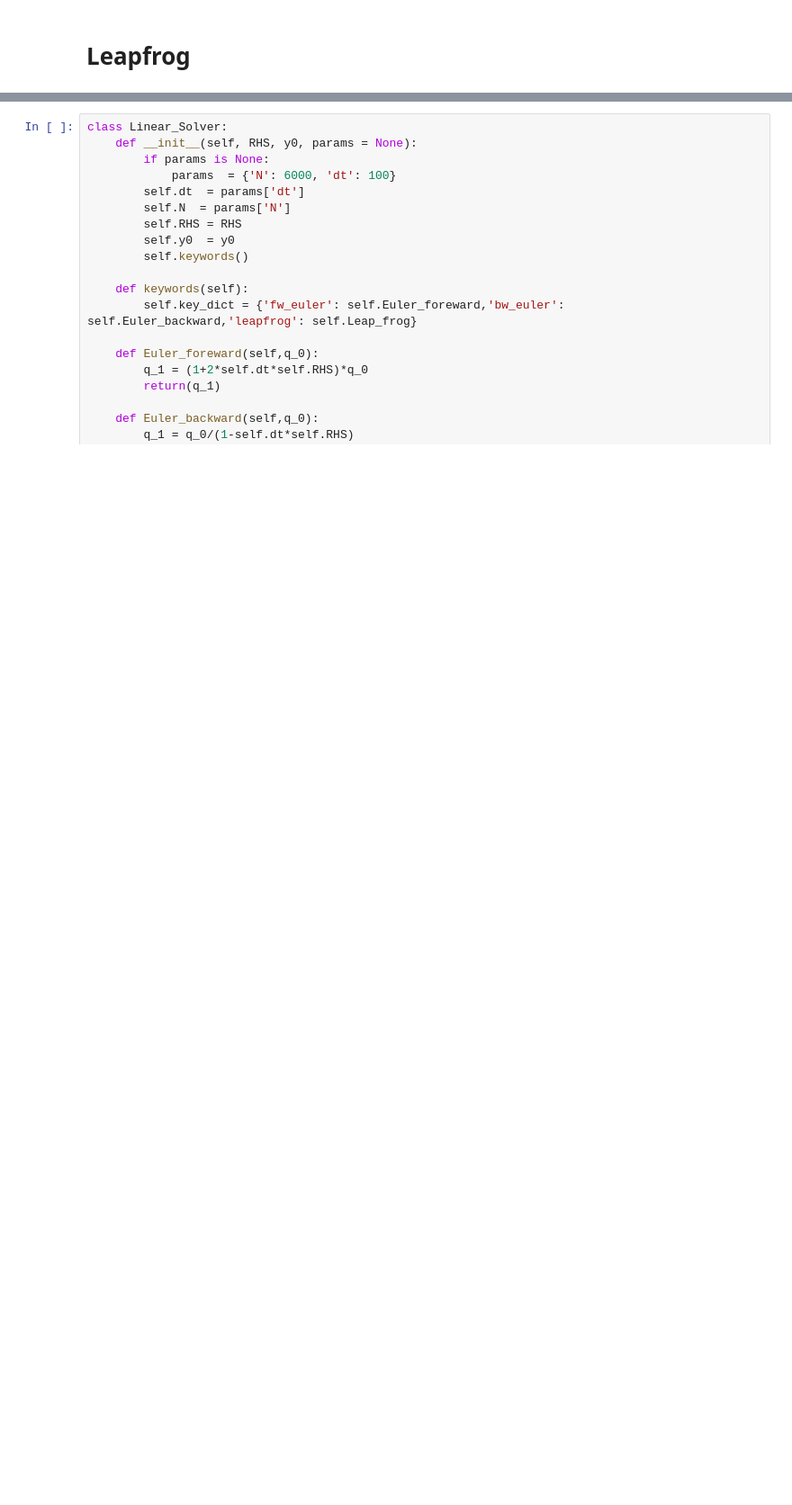
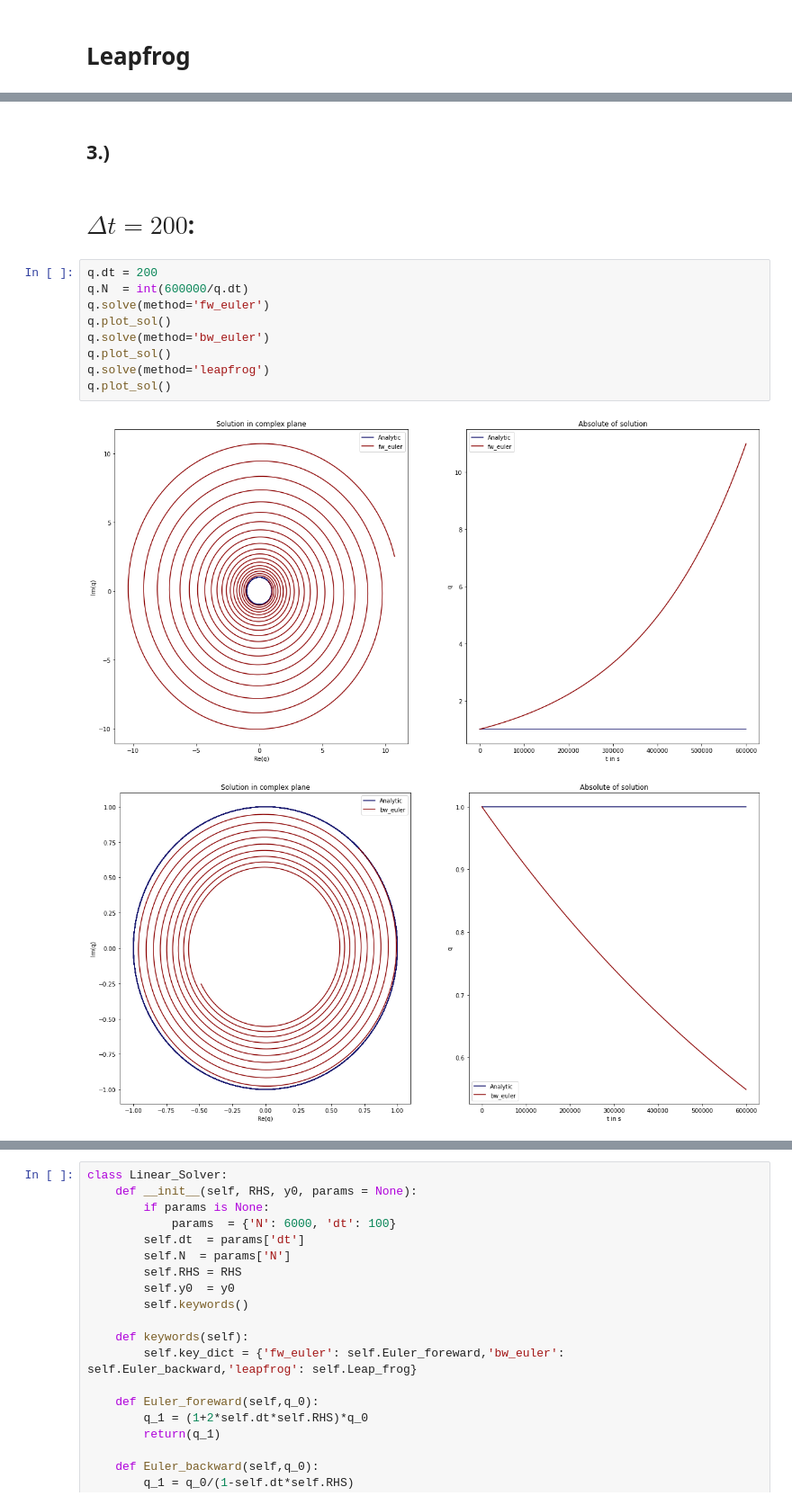
Before and after one commit to vopikamm/climNUM, a Jupyter notebook: Ex3/Exercise_03b_Stability_of_the_oscillation_equation.ipynb, the cells around one changed output, grey strips where cells are left out. Shown at 90% size. Cells and saved outputs as stored; diff of their text form; blank space fills up the shorter version.

```diff
--- a/Ex3/Exercise_03b_Stability_of_the_oscillation_equation.ipynb
+++ b/Ex3/Exercise_03b_Stability_of_the_oscillation_equation.ipynb
@@ -43,0 +53,16 @@ q.plot_sol()
+# %% [markdown]
+## 3.)
+# %% [markdown]
+# $\Delta t = 200$:
+# %%
+q.dt = 200
+q.N  = int(600000/q.dt)
+q.solve(method='fw_euler')
+q.plot_sol()
+q.solve(method='bw_euler')
+q.plot_sol()
+q.solve(method='leapfrog')
+q.plot_sol()
+# %% [output]
+[figure, added]
+[figure, added]
```
Also changed, not shown: parts of 10 cells of this notebook, 1 other file.
